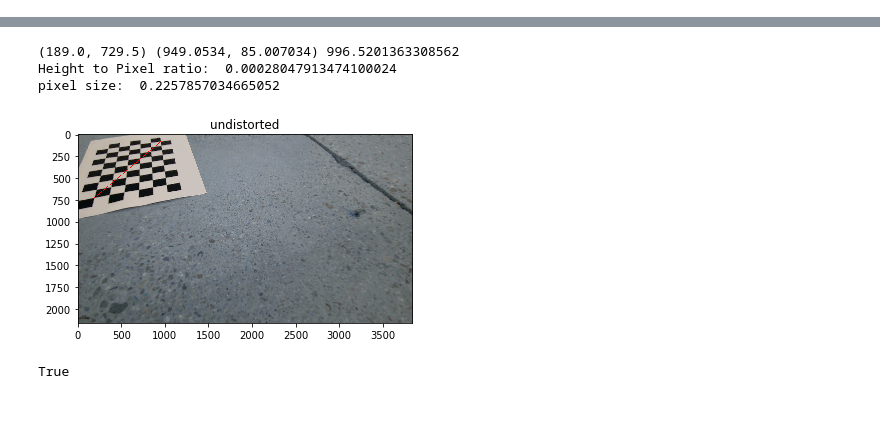
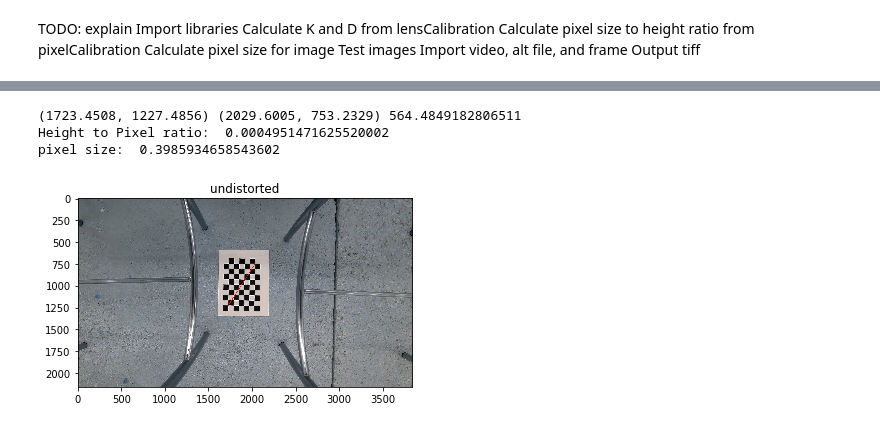
Before and after one commit to PointRoadSolutions/omurasWhaleAnalysis, a Jupyter notebook: Len Calibration.ipynb, the cells around one changed output, grey strips where cells are left out. Drawn from its saved outputs; the diff is of its cells as text; code cells hidden in the pictures.

Commit message:
PIL can write tif tag
TODO: massive cleaning, import and hand real data (video and alt log)

```diff
--- a/Len Calibration.ipynb
+++ b/Len Calibration.ipynb
@@ -0,0 +1,10 @@
+# %% [markdown]
+TODO:
+explain
+Import libraries
+Calculate K and D from lensCalibration
+Calculate pixel size to height ratio from pixelCalibration
+Calculate pixel size for image
+    Test images
+    Import video, alt file, and frame
+Output tiff
@@ -59,16 +76,11 @@ DIM=(3840, 2160)
 K=np.array([[2169.734814264393, 0.0, 1825.0325299915667], [0.0, 2170.3863683272534, 1047.7182038574515], [0.0, 0.0, 1.0]])
 D=np.array([[0.22333487104508568], [0.04861684426529506], [-0.026849346458128323], [-0.05077529676689974]])
 # %%
-from matplotlib import pyplot as plt
-from IPython.display import display, Image
-import math
-
-
 DIM=(3840, 2160)
 K=np.array([[2169.734814264393, 0.0, 1825.0325299915667], [0.0, 2170.3863683272534, 1047.7182038574515], [0.0, 0.0, 1.0]])
 D=np.array([[0.22333487104508568], [0.04861684426529506], [-0.026849346458128323], [-0.05077529676689974]])
 
-img = cv2.imread('vlcsnap-2019-03-29-11h24m19s930.png')
+img = cv2.imread('pixelCalibration/805mm.png')
 h,w = img.shape[:2]
 map1, map2 = cv2.fisheye.initUndistortRectifyMap(K, D, np.eye(3), K, DIM, cv2.CV_16SC2)
 undistorted_img = cv2.remap(img, map1, map2, interpolation=cv2.INTER_LINEAR, borderMode=cv2.BORDER_CONSTANT)
@@ -81,36 +93,36 @@ ret, corners = cv2.findChessboardCorners(gray, CHECKERBOARD, cv2.CALIB_CB_ADAPTI
 #    cv2.circle(undistorted_img, tuple(i[0]), 20, (0,0,255), -1)
 
 # Find the pixel distance between the farthest corners of the checkerboard
 p1 = 0
 p2 = 0
 longdist = 0
 for i in corners:
     for j in corners:
         dist = math.hypot(j[0][0] - i[0][0], j[0][1] - i[0][1])
         if dist > longdist:
             p1 = tuple(i[0])
             p2 = tuple(j[0])
             longdist = dist
 
 print(p1,p2,longdist)
 cv2.line(undistorted_img,p1,p2,(255,0,0),5)
 
 pixelSize = 225.0/longdist #pixel size in mm
 
 # ratio to go from alt to pixel size (unitless) constant for camera (I think)
 height2pixel = pixelSize/805.0
 
 print("Height to Pixel ratio: ",height2pixel)
 print ("pixel size: ",height2pixel*805)
 
 plt.imshow(undistorted_img)
 plt.title("undistorted")
 plt.show()
 
-cv2.imwrite("undistorted.tiff", undistorted_img)
+#cv2.imwrite("undistorted.png", undistorted_img)
+#Image(filename='undistorted.png')
 # %% [output]
-(189.0, 729.5) (949.0534, 85.007034) 996.5201363308562
-Height to Pixel ratio:  0.00028047913474100024
-pixel size:  0.2257857034665052
+(1723.4508, 1227.4856) (2029.6005, 753.2329) 564.4849182806511
+Height to Pixel ratio:  0.0004951471625520002
+pixel size:  0.3985934658543602
-[figure, old version]
+[figure, new version]
-True
```
Also changed, not shown: parts of 6 cells of this notebook.
